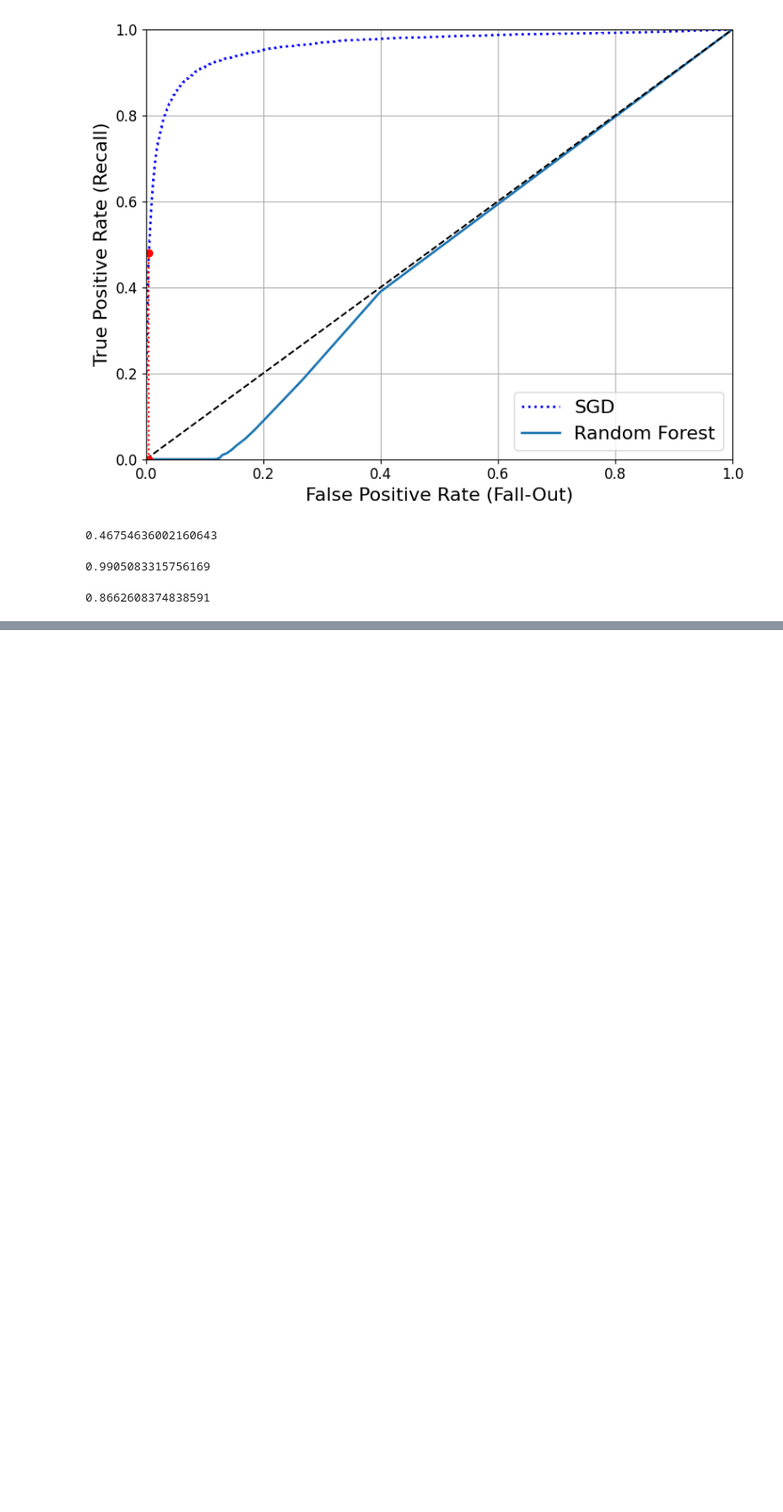
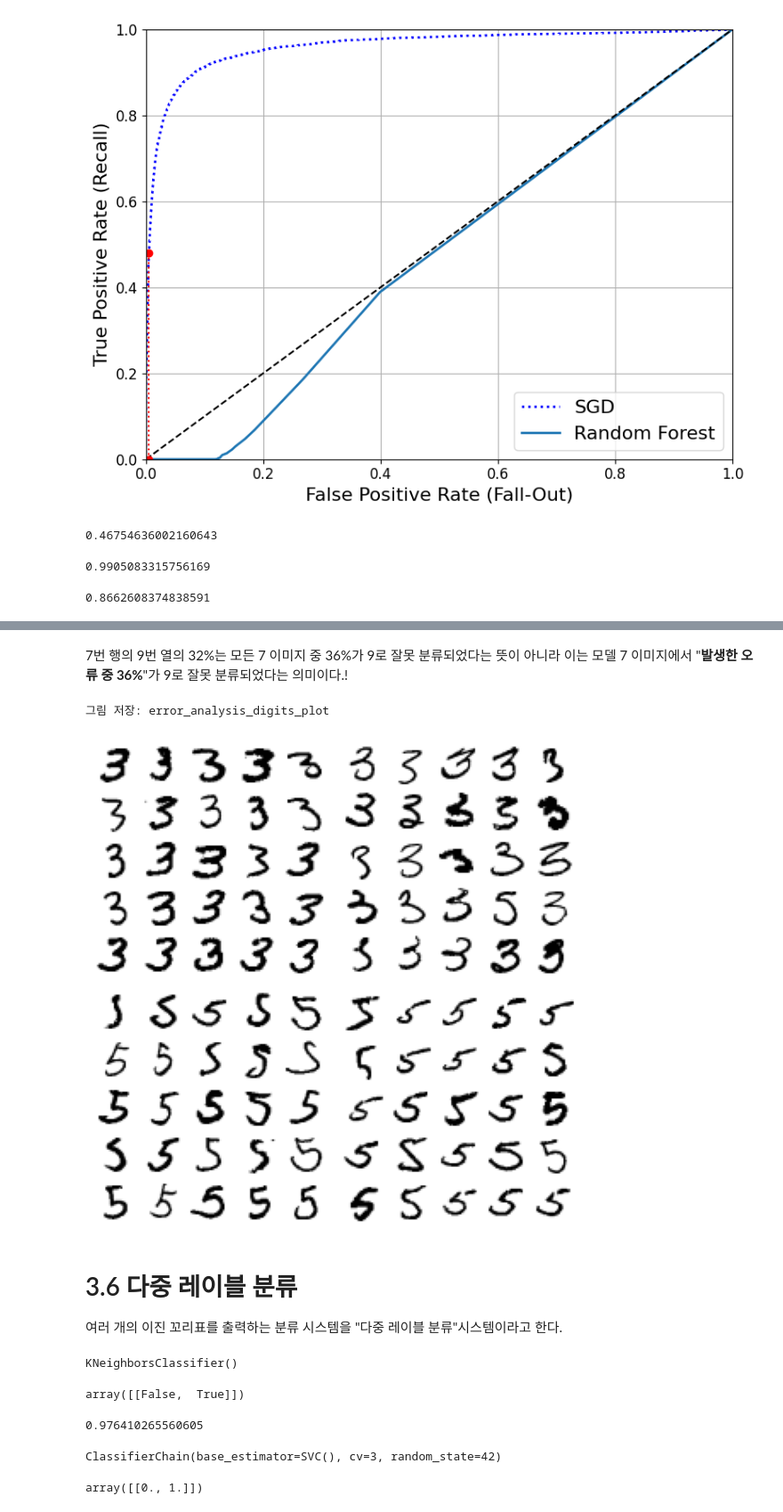
Before and after one commit to Han-TaeHun/TIL, a Jupyter notebook: Machine_Learning/HandsOn/03_classification.ipynb, the cells around one changed output, grey strips where cells are left out. Shown at 89% size. Drawn from its saved outputs; the diff is of its cells as text; code cells hidden in the pictures; blank space fills up the shorter version.

```diff
--- a/Machine_Learning/HandsOn/03_classification.ipynb
+++ b/Machine_Learning/HandsOn/03_classification.ipynb
@@ -489,0 +610,44 @@ recall_score(y_train_5, y_train_pred_forest)
+# %% [markdown]
+7번 행의 9번 열의 32%는 모든 7 이미지 중 36%가 9로 잘못 분류되었다는 뜻이 아니라 이는 모델 7 이미지에서 "**발생한 오류 중 36%**"가 9로 잘못 분류되었다는 의미이다.!
+# %%
+# 각각의 오류를 분석해보면 분류기가 무슨 일을 하는지, 왜 잘못되었는지 인사이트를 얻을 수 있다.
+# 사람의 뇌가 환상적인 패턴 인식 시스템이다!
+# 이 예제는 선형 모델인 SGDClassifier를 사용한다는 점을 기억
+# 선형 분류기는 클래스마다 픽셀에 가중치를 할당하고 새로운 이미지에 대해 단순히 픽셀 강도의 가중치 합을 클래스의 점수로 계산한다.
+
+cl_a, cl_b = 3, 5
+X_aa = X_train[(y_train == cl_a) & (y_train_pred == cl_a)]
+X_ab = X_train[(y_train == cl_a) & (y_train_pred == cl_b)]
+X_ba = X_train[(y_train == cl_b) & (y_train_pred == cl_a)]
+X_bb = X_train[(y_train == cl_b) & (y_train_pred == cl_b)]
+
+plt.figure(figsize=(8,8))
+plt.subplot(221); plot_digits(X_aa[:25], images_per_row=5)
+plt.subplot(222); plot_digits(X_ab[:25], images_per_row=5)
+plt.subplot(223); plot_digits(X_ba[:25], images_per_row=5)
+plt.subplot(224); plot_digits(X_bb[:25], images_per_row=5)
+save_fig("error_analysis_digits_plot")
+plt.show()
+# %% [output]
+그림 저장: error_analysis_digits_plot
+[figure, added]
+# %% [markdown]
+# 3.6 다중 레이블 분류
+여러 개의 이진 꼬리표를 출력하는 분류 시스템을 "다중 레이블 분류"시스템이라고 한다.
+# %%
+# np.c_ 두 개 이상의 배열을 열(column) 방향으로 결합하는 데 사용
+
+import numpy as np
+from sklearn.neighbors import KNeighborsClassifier
+
+y_train_large = (y_train >= 7)
+y_train_odd = (y_train.astype('int8') % 2 == 1)
+y_multilabel = np.c_[y_train_large, y_train_odd]
+knn_clf = KNeighborsClassifier()
+knn_clf.fit(X_train, y_multilabel)
+# %% [output]
+KNeighborsClassifier()
+# %%
+knn_clf.predict([some_digit])
+# %% [output]
+array([[False,  True]])
@@ -489,0 +656,15 @@ recall_score(y_train_5, y_train_pred_forest)
+# %%
+f1_score(y_multilabel, y_train_knn_pred, average='macro')
+# %% [output]
+0.976410265560605
+# %%
+from sklearn.multioutput import ClassifierChain
+
+chain_clf = ClassifierChain(SVC(), cv=3, random_state=42)
+chain_clf.fit(X_train[:2000], y_multilabel[:2000])
+# %% [output]
+ClassifierChain(base_estimator=SVC(), cv=3, random_state=42)
+# %%
+chain_clf.predict([some_digit])
+# %% [output]
+array([[0., 1.]])
```
Also changed, not shown: parts of 29 cells of this notebook.
